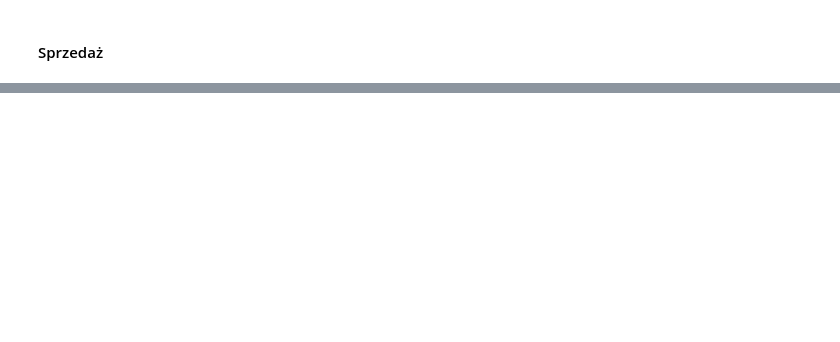
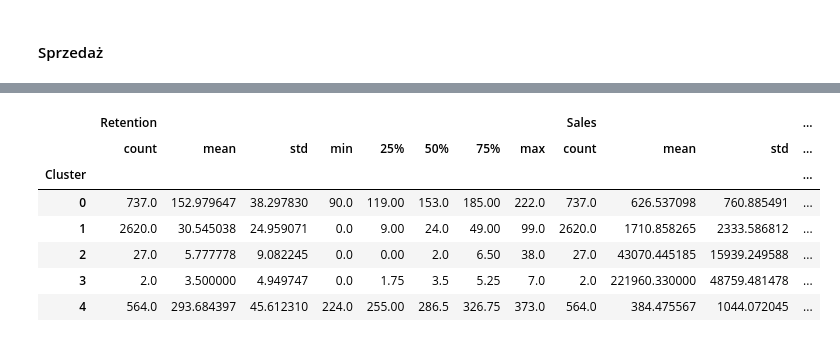
Before and after one commit to pawel0508/MachineLearning_UcznieNienadzorowane, a Jupyter notebook: GrupowanieKlientow.ipynb, the cells around one changed output, grey strips where cells are left out. Drawn from its saved outputs; the diff is of its cells as text; code cells hidden in the pictures; blank space fills up the shorter version.

```diff
--- a/GrupowanieKlientow.ipynb
+++ b/GrupowanieKlientow.ipynb
@@ -471,0 +614,3 @@ px.scatter(data_user, x='CustomerID', y='Retention', color='Cluster', template='
+# %%
+data_scaled = data_user[['RetentionScaled', 'SalesScaled']]
+data_scaled.head()
@@ -471,0 +624,9 @@ px.scatter(data_user, x='CustomerID', y='Retention', color='Cluster', template='
+# %%
+wcss = []
+for i in range(1, 10):
+    kmeans = KMeans(n_clusters=i, max_iter=1000)
+    kmeans.fit(data_scaled)
+    wcss.append(kmeans.inertia_)
+
+wcss = pd.DataFrame(data=np.c_[range(1, 10), wcss], columns=['NumberOfClusters', 'WCSS'])
+wcss
@@ -471,0 +649,3 @@ px.scatter(data_user, x='CustomerID', y='Retention', color='Cluster', template='
+# %%
+kmeans = KMeans(n_clusters=5, max_iter=1000)
+kmeans.fit(data_scaled)
@@ -471,0 +656,4 @@ px.scatter(data_user, x='CustomerID', y='Retention', color='Cluster', template='
+# %%
+data_user['Cluster'] = kmeans.labels_
+data_user['Cluster'] = data_user['Cluster'].astype(str)
+data_user.head()
@@ -471,0 +688,12 @@ px.scatter(data_user, x='CustomerID', y='Retention', color='Cluster', template='
+# %%
+desc = data_user.groupby('Cluster')[['Retention', 'Sales']].describe()
+desc
+# %% [output]
+|  | Retention |  |  |  |  |  |  |  | Sales |  |  | ... |
+|  | count | mean | std | min | 25% | 50% | 75% | max | count | mean | std | ... |
+| Cluster |  |  |  |  |  |  |  |  |  |  |  | ... |
+| 0 | 737.0 | 152.979647 | 38.297830 | 90.0 | 119.00 | 153.0 | 185.00 | 222.0 | 737.0 | 626.537098 | 760.885491 | ... |
+| 1 | 2620.0 | 30.545038 | 24.959071 | 0.0 | 9.00 | 24.0 | 49.00 | 99.0 | 2620.0 | 1710.858265 | 2333.586812 | ... |
+| 2 | 27.0 | 5.777778 | 9.082245 | 0.0 | 0.00 | 2.0 | 6.50 | 38.0 | 27.0 | 43070.445185 | 15939.249588 | ... |
+| 3 | 2.0 | 3.500000 | 4.949747 | 0.0 | 1.75 | 3.5 | 5.25 | 7.0 | 2.0 | 221960.330000 | 48759.481478 | ... |
+| 4 | 564.0 | 293.684397 | 45.612310 | 224.0 | 255.00 | 286.5 | 326.75 | 373.0 | 564.0 | 384.475567 | 1044.072045 | ... |
```
Also changed, not shown: parts of 29 cells of this notebook.
